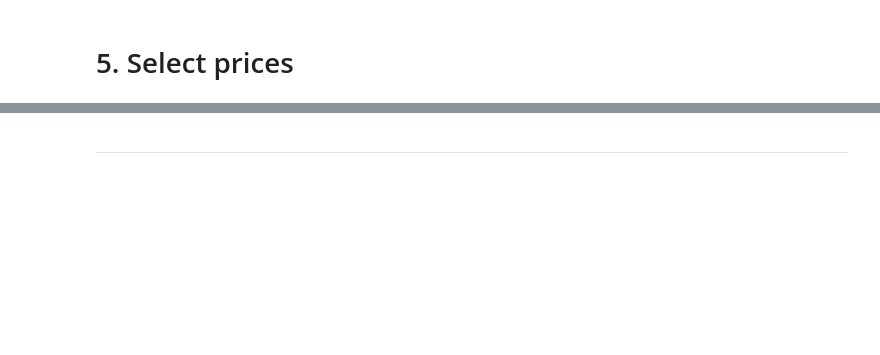
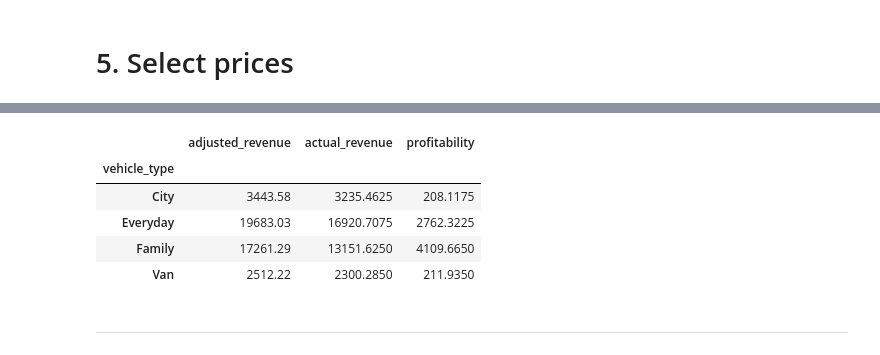
Before and after one commit to tejasnavalkhe/Optimising-Car-Sharing-Profitability-with-a-Regional-Pricing-Strategy, a Jupyter notebook: code/Rates Predictions.ipynb, the cells around one changed output, grey strips where cells are left out. Drawn from its saved outputs; the diff is of its cells as text; code cells hidden in the pictures; blank space fills up the shorter version.

```diff
--- a/code/Rates Predictions.ipynb
+++ b/code/Rates Predictions.ipynb
@@ -800,2 +848,14 @@ predictions_df
+# %%
+location = 'Newcastle'
+df_merged_revenue = calculate_profitability(df, location, predictions_df)
+# %%
+df_merged_revenue.head()
+# %% [output]
+|  | adjusted_revenue | actual_revenue | profitability |
+| vehicle_type |  |  |  |
+| City | 3443.58 | 3235.4625 | 208.1175 |
+| Everyday | 19683.03 | 16920.7075 | 2762.3225 |
+| Family | 17261.29 | 13151.6250 | 4109.6650 |
+| Van | 2512.22 | 2300.2850 | 211.9350 |
 # %% [markdown]
 ---
```
Also changed, not shown: parts of 24 cells of this notebook.
